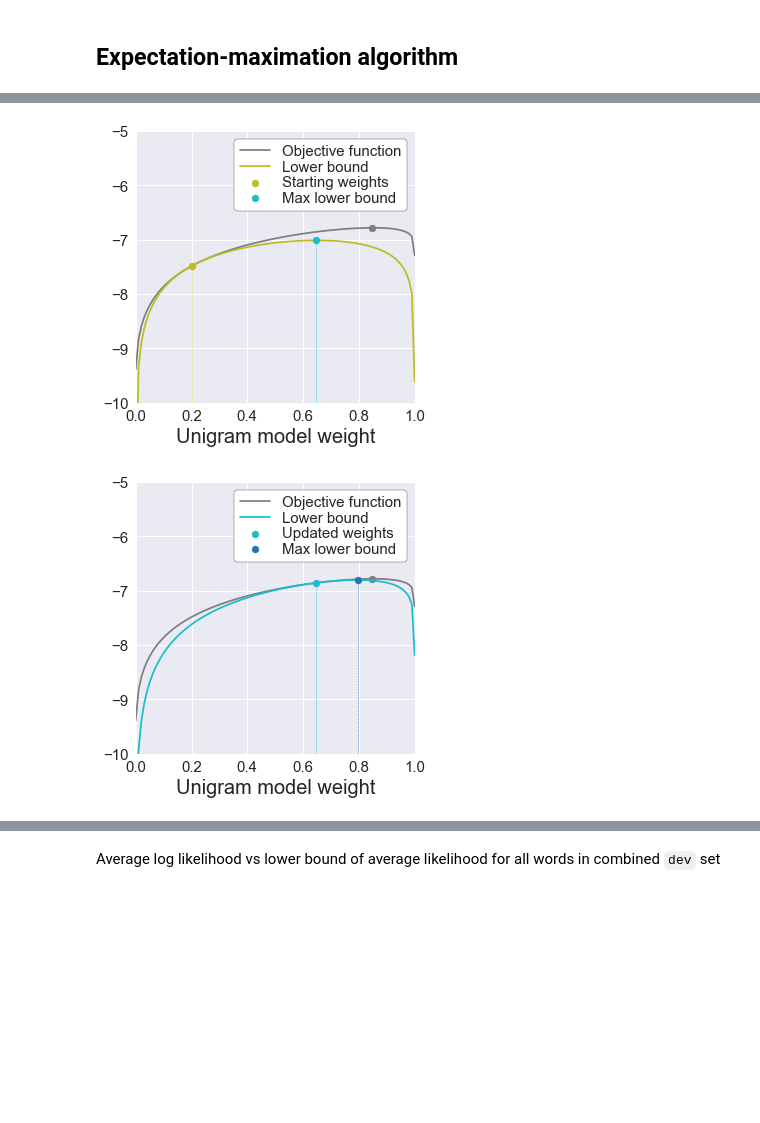
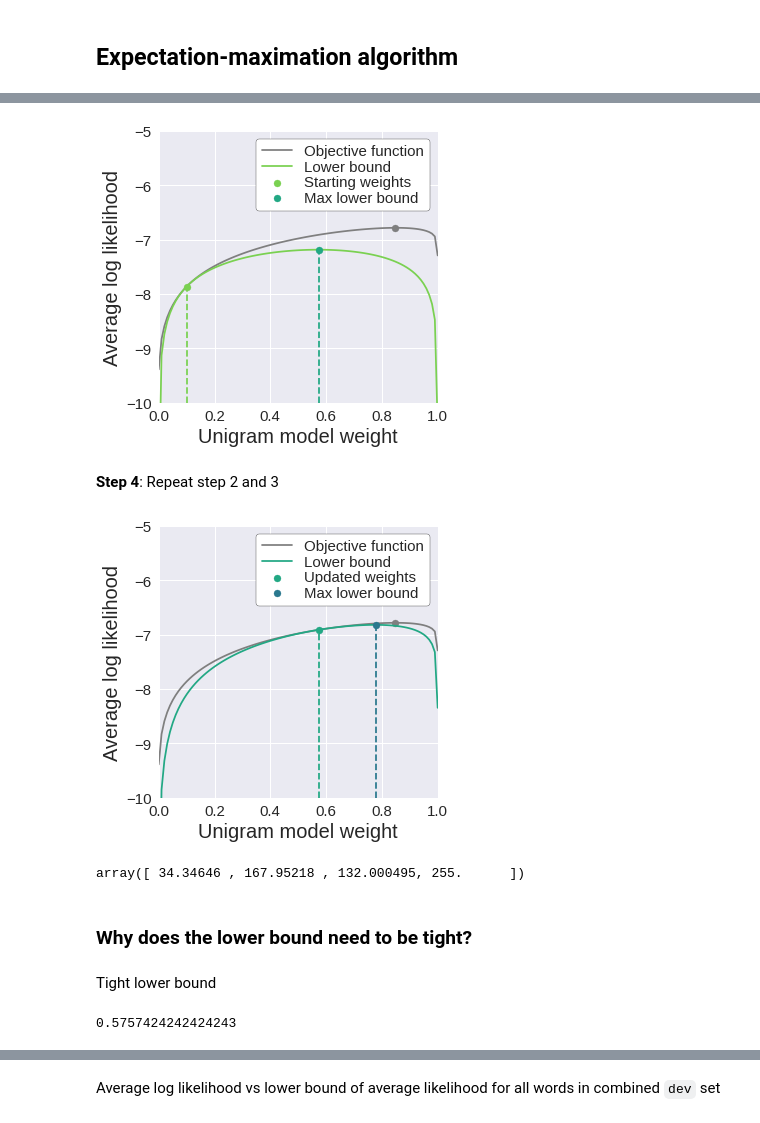
Before and after one commit to khanhnguyendata/ngram, a Jupyter notebook: analysis/part3.ipynb, the cells around one changed output, grey strips where cells are left out. Cells and saved outputs as stored; diff of their text form; code cells hidden in the pictures; blank space fills up the shorter version.

```diff
--- a/analysis/part3.ipynb
+++ b/analysis/part3.ipynb
@@ -236,10 +212,0 @@ def calculate_posterior_weights(prob_matrix, unigram_step_weight):
-# %%
-def calculate_lower_bound_ln(prob_matrix, unigram_weight, unigram_step_weight):
-    true_weights = [1 - unigram_weight, unigram_weight]
-    posterior_weights = calculate_posterior_weights(prob_matrix, unigram_step_weight)
-    with np.errstate(invalid='ignore'):
-        lower_bound_components = posterior_weights * np.log(prob_matrix * true_weights / posterior_weights)
-        lower_bound_components[np.isnan(lower_bound_components)] = 0
-        lower_bound_ll = np.sum(lower_bound_components, axis=1)
-        lower_bound_avg_ll = lower_bound_ll.mean()
-    return lower_bound_avg_ll
@@ -247,11 +216,13 @@ def calculate_lower_bound_ln(prob_matrix, unigram_weight, unigram_step_weight):
 dev_avg_lls = []
 dev_lower_bound_avg_lls = []
 
-unigram_weight0 = 0.2
+unigram_weight0 = 0.1
 avg_ll0 = calculate_avg_ln(dev_prob_matrix[:, [0, 1]], weights=[1-unigram_weight0, unigram_weight0])
 
 unigram_weights = np.linspace(0.0001, 1-0.0001, 100)
 objective_function = [calculate_avg_ln(dev_prob_matrix[:, [0, 1]], weights=[1-unigram_weight, unigram_weight]) for unigram_weight in unigram_weights]
 argmax_objective_function, max_objective_function = unigram_weights[np.argmax(objective_function)], np.max(objective_function)
+# %%
+iter_colors = plt.cm.viridis_r(np.linspace(0.2, 1, 5))
 # %%
 fig, ax = plt.subplots(figsize=(5, 5))
@@ -292,26 +275,33 @@ savefig(fig, 'e2.png')
 # %%
-argmax_lower_bound0, max_lower_bound0 = unigram_weights[np.argmax(lower_bound0)], np.max(lower_bound0)
+unigram_weight1, lower_bound1 = unigram_weights[np.argmax(lower_bound0)], np.max(lower_bound0)
 # %%
 fig, ax = plt.subplots(figsize=(5, 5))
+
+# Plot objective function
 ax.plot(unigram_weights, objective_function, color='tab:gray', label='Objective function')
 ax.scatter(argmax_objective_function, max_objective_function, color='tab:gray')
+
+# Plot starting weights
 ax.scatter(unigram_weight0, avg_ll0,
-           color='tab:olive', label='Starting weights', zorder=10)
-ax.vlines(unigram_weight0, -10, avg_ll0, color='tab:olive', linestyles='dashed', linewidth=0.5)
+           color=iter_colors[0], label='Starting weights', zorder=10)
+ax.vlines(unigram_weight0, -10, avg_ll0, iter_colors[0], linestyles='dashed')
 
-ax.plot(unigram_weights, lower_bound0, color='tab:olive', label='Lower bound')
+# Plot lower bound
+ax.plot(unigram_weights, lower_bound0, color=iter_colors[0], label='Lower bound')
 
-ax.scatter(argmax_lower_bound0, max_lower_bound0,
-           color='tab:cyan', label='Max lower bound', zorder=10)
-ax.vlines(argmax_lower_bound0, -10, max_lower_bound0, color='tab:cyan', linestyles='dashed', linewidth=0.5)
+# Plot max lower bound
+ax.scatter(unigram_weight1, lower_bound1,
+           color=iter_colors[1], label='Max lower bound', zorder=10)
+ax.vlines(unigram_weight1, -10, lower_bound1, color=iter_colors[1], linestyles='dashed')
 
 ax.legend(**legend_opts)
 
 ax.set_xlim(0, 1)
 ax.set_ylim(-10, -5)
 ax.set_xlabel('Unigram model weight')
-# ax.set_ylabel('Avearge log likelihood')
 savefig(fig, 'e3.png')
 # %% [output]
-[figure, old version]
+[figure, new version]
+# %% [markdown]
+**Step 4**: Repeat step 2 and 3
 # %%
@@ -322,23 +311,41 @@ argmax_lower_bound1, max_lower_bound1 = unigram_weights[np.argmax(lower_bound1)]
 # %%
 fig, ax = plt.subplots(figsize=(5, 5))
+
+# Plot objective function
 ax.plot(unigram_weights, objective_function, color='tab:gray', label='Objective function')
 ax.scatter(argmax_objective_function, max_objective_function, color='tab:gray')
 
+# Plot updated weights
 ax.scatter(unigram_weight1, avg_ll1,
-           color='tab:cyan', label='Updated weights', zorder=10)
-ax.vlines(argmax_lower_bound0, -10, avg_ll1, color='tab:cyan', linestyles='dashed', linewidth=0.5)
-ax.plot(unigram_weights, lower_bound1, color='tab:cyan', label='Lower bound')
+           color=iter_colors[1], label='Updated weights', zorder=10)
+ax.vlines(argmax_lower_bound0, -10, avg_ll1, color=iter_colors[1], linestyles='dashed')
 
-ax.scatter(argmax_lower_bound1, max_lower_bound1,
-           color='tab:blue', label='Max lower bound', zorder=10)
-ax.vlines(argmax_lower_bound1, -10, max_lower_bound1, color='tab:blue', linestyles='dashed', linewidth=0.5)
+# Plot lower bound
+ax.plot(unigram_weights, lower_bound1, color=iter_colors[1], label='Lower bound')
+
+# Plot (new) max lower bound
+ax.scatter(unigram_weight2, lower_bound2,
+           color=iter_colors[2], label='Max lower bound', zorder=10)
+ax.vlines(unigram_weight2, -10, lower_bound2, color=iter_colors[2], linestyles='dashed')
 
 ax.legend(**legend_opts)
 
 ax.set_xlim(0, 1)
 ax.set_ylim(-10, -5)
 ax.set_xlabel('Unigram model weight')
-# ax.set_ylabel('Avearge log likelihood')
-savefig(fig, 'e4.png')
+ax.set_ylabel('Average log likelihood')
+savefig(fig, 'repeat.png')
 # %% [output]
-[figure, old version]
+[figure, new version]
+# %%
+iter_colors[1] * 255
+# %% [output]
+array([ 34.34646 , 167.95218 , 132.000495, 255.      ])
+# %% [markdown]
+### Why does the lower bound need to be tight?
+# %% [markdown]
+Tight lower bound
+# %%
+unigram_weight1
+# %% [output]
+0.5757424242424243
```
Also changed, not shown: parts of 32 cells of this notebook, 15 other files.
